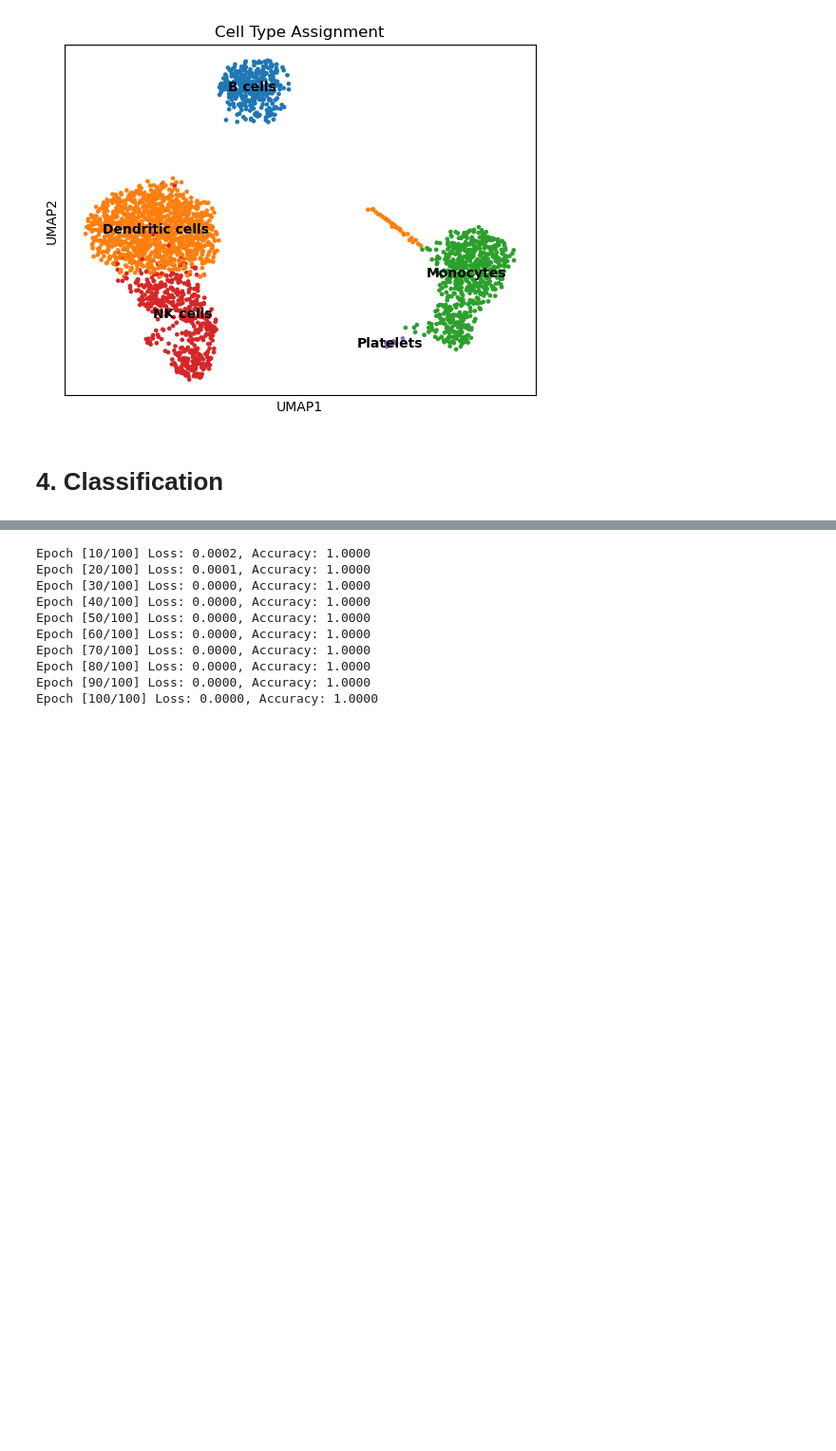
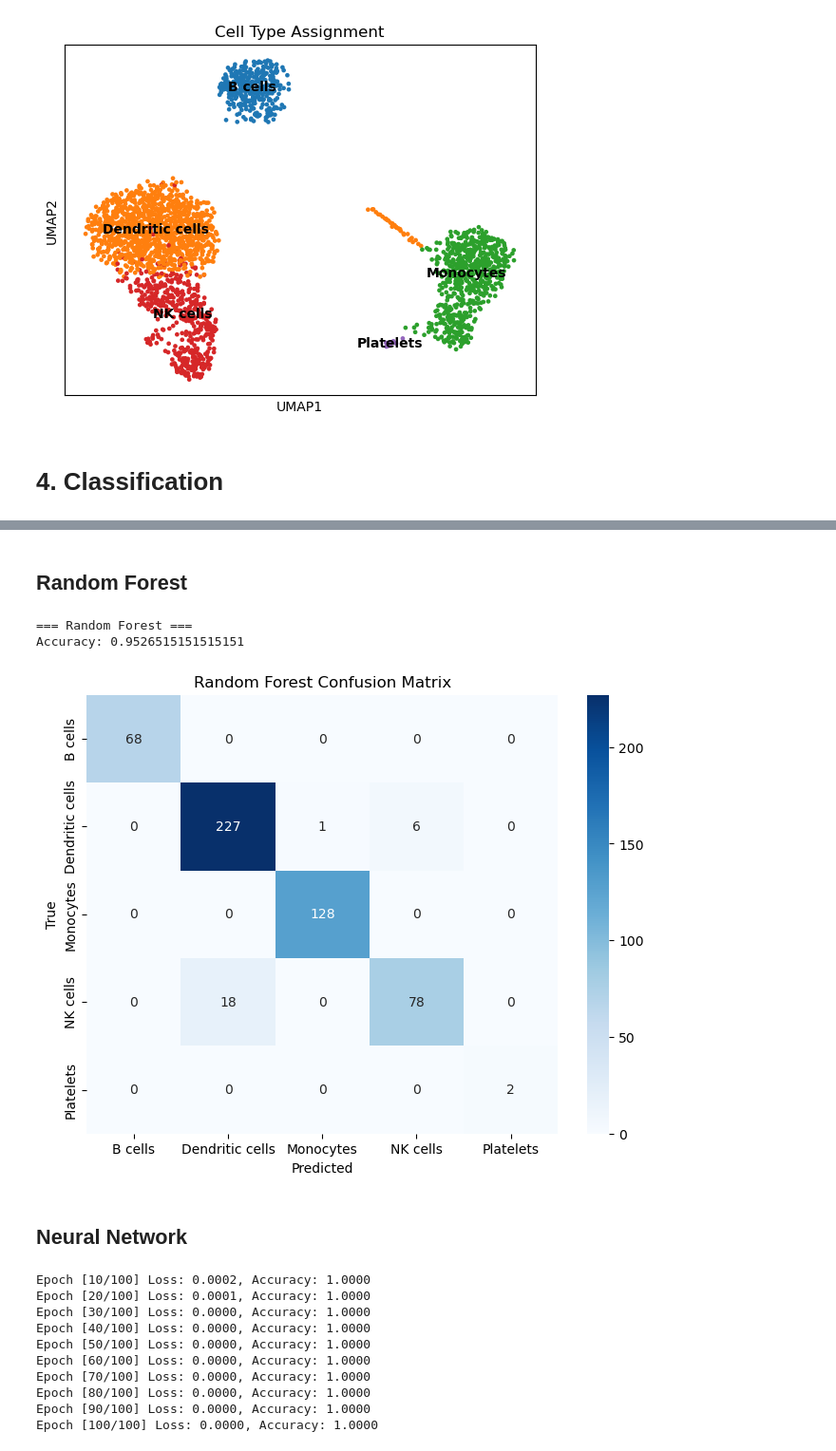
Before and after one commit to can-karakoc/sc_RNA_seq_proj, a Jupyter notebook: notebooks/classification.ipynb, the cells around one changed output, grey strips where cells are left out. Shown at 95% size. Saved outputs shown, nothing was run; the diff lists cells and outputs as text; code cells hidden in the pictures; blank space fills up the shorter version.

```diff
--- a/notebooks/classification.ipynb
+++ b/notebooks/classification.ipynb
@@ -143,3 +174,16 @@ X_train, X_test, y_train, y_test = train_test_split(X, y, test_size=0.2, stratif
+# %% [markdown]
+## Random Forest
+# %%
+rf = RandomForestClassifier(n_estimators=200, random_state=42, n_jobs=-1)
+rf.fit(X_train, y_train)
+y_pred_rf, cm_rf = eval_and_print(rf, X_test, y_test, class_names, "Random Forest")
+plot_cm(cm_rf, class_names, "Random Forest Confusion Matrix")
+# %% [output]
+=== Random Forest ===
+Accuracy: 0.9526515151515151
+[figure, added]
+# %% [markdown]
+## Neural Network
 # %%
 X_train_t = torch.tensor(X_train, dtype=torch.float32)
 y_train_t = torch.tensor(pd.Categorical(y_train).codes, dtype=torch.long)
```
Also changed, not shown: parts of 14 cells of this notebook, 2 other files.
